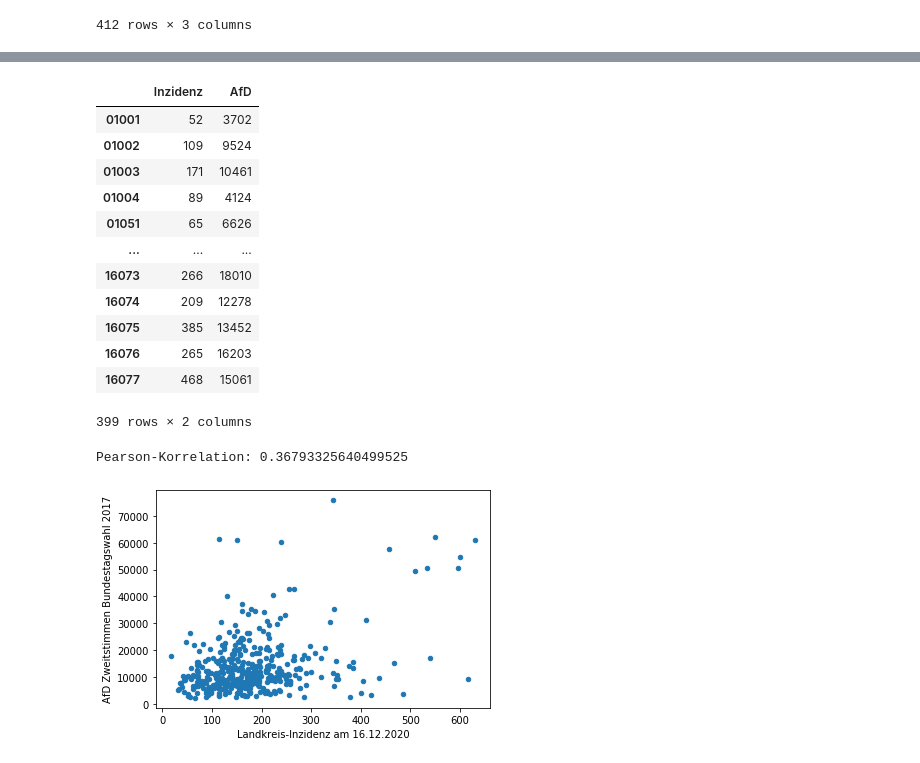
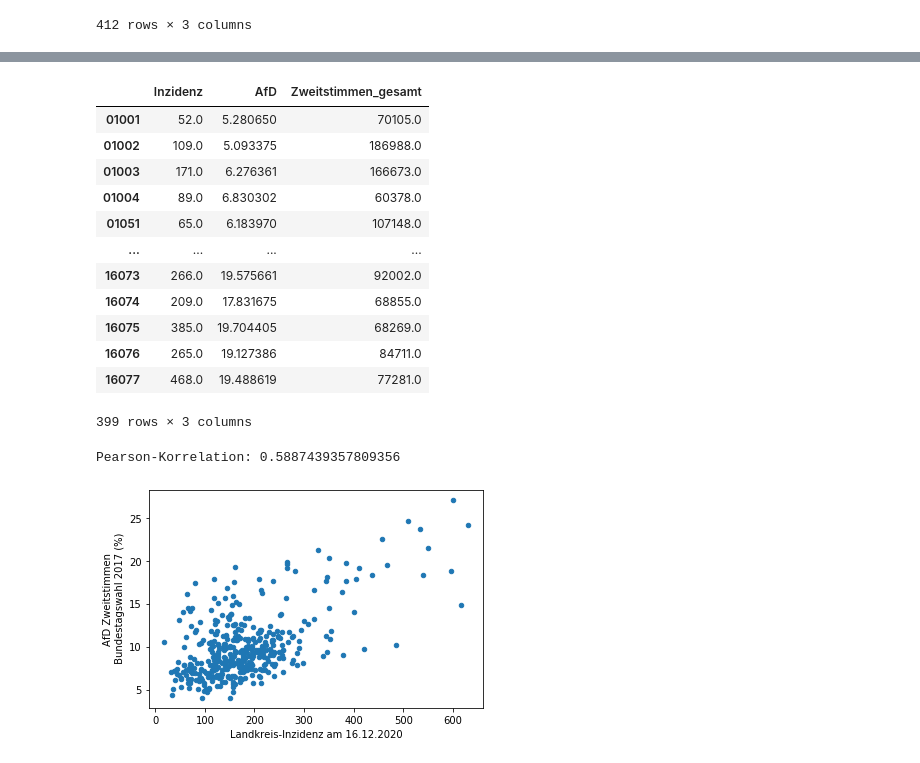
Before and after one commit to florianst/datascience_side, a Jupyter notebook: incidence_corr_afd.ipynb, the cells around one changed output, grey strips where cells are left out. Cells and saved outputs as stored; diff of their text form; code cells hidden in the pictures.

```diff
--- a/incidence_corr_afd.ipynb
+++ b/incidence_corr_afd.ipynb
@@ -9,7 +9,8 @@ import pandas as pd
 import matplotlib.pyplot as plt
 # %%
 landkreise = pd.read_csv("regionalstatistik_btw17_landkreise.csv", header=2, index_col=0)
-# column 2: Wahlbeteiligung
+landkreise.rename(columns={'Unnamed: 2': 'Zweitstimmen_gesamt', 'Unnamed: 3': 'Wahlbeteiligung'}, inplace=True)
+
 covidcases = pd.read_csv("fallzahlen_161220.csv", header=3, dtype=str)
 covidcases = covidcases.set_index('LKNR')
 landkreise
@@ -46,4 +47,5 @@ covidcases
 412 rows × 3 columns
 # %%
 # join the two dataframes on the LKNR column
-covidcases = covidcases.join(landkreise['AfD'])
+covidcases = covidcases.join(landkreise[['AfD', 'Zweitstimmen_gesamt']]).dropna()
+covidcases
@@ -50,27 +66,28 @@ covidcases = covidcases.join(landkreise['AfD'])
 # %%
-plot_data = covidcases[['Inzidenz', 'AfD']].dropna().astype(int)
+plot_data = covidcases[['Inzidenz', 'AfD', 'Zweitstimmen_gesamt']].astype(float)
+plot_data['AfD'] = plot_data['AfD']/plot_data['Zweitstimmen_gesamt']*100
 plot_data
 # %% [output]
-|  | Inzidenz | AfD |
-| 01001 | 52 | 3702 |
-| 01002 | 109 | 9524 |
-| 01003 | 171 | 10461 |
-| 01004 | 89 | 4124 |
-| 01051 | 65 | 6626 |
-| ... | ... | ... |
-| 16073 | 266 | 18010 |
-| 16074 | 209 | 12278 |
-| 16075 | 385 | 13452 |
-| 16076 | 265 | 16203 |
-| 16077 | 468 | 15061 |
+|  | Inzidenz | AfD | Zweitstimmen_gesamt |
+| 01001 | 52.0 | 5.280650 | 70105.0 |
+| 01002 | 109.0 | 5.093375 | 186988.0 |
+| 01003 | 171.0 | 6.276361 | 166673.0 |
+| 01004 | 89.0 | 6.830302 | 60378.0 |
+| 01051 | 65.0 | 6.183970 | 107148.0 |
+| ... | ... | ... | ... |
+| 16073 | 266.0 | 19.575661 | 92002.0 |
+| 16074 | 209.0 | 17.831675 | 68855.0 |
+| 16075 | 385.0 | 19.704405 | 68269.0 |
+| 16076 | 265.0 | 19.127386 | 84711.0 |
+| 16077 | 468.0 | 19.488619 | 77281.0 |
-399 rows × 2 columns
+399 rows × 3 columns
 # %%
 %matplotlib inline
 plot_data.plot.scatter('Inzidenz', 'AfD')
 plt.xlabel("Landkreis-Inzidenz am 16.12.2020")
-plt.ylabel("AfD Zweitstimmen Bundestagswahl 2017")
+plt.ylabel("AfD Zweitstimmen\n Bundestagswahl 2017 (%)")
 
 print("Pearson-Korrelation:", plot_data['Inzidenz'].corr(plot_data['AfD']))
 # %% [output]
-Pearson-Korrelation: 0.36793325640499525
+Pearson-Korrelation: 0.5887439357809356
-[figure, old version]
+[figure, new version]
```
Also changed, not shown: parts of 2 cells of this notebook.
